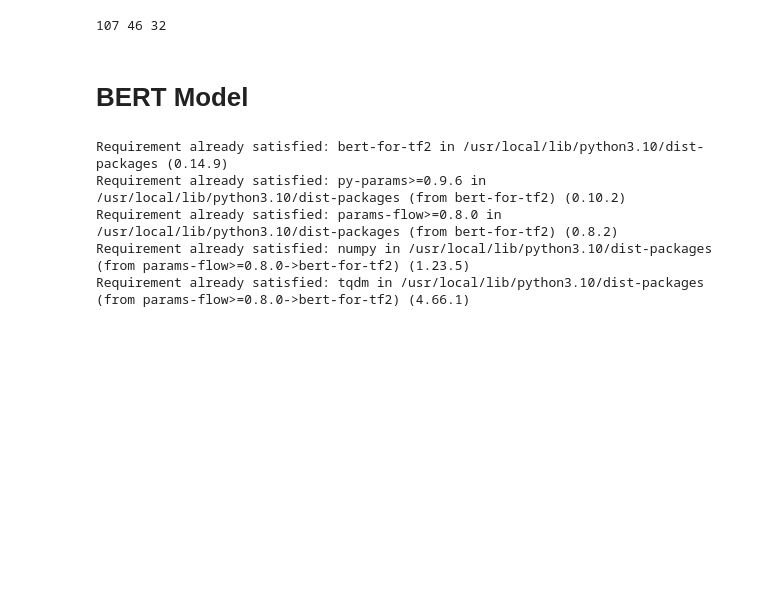
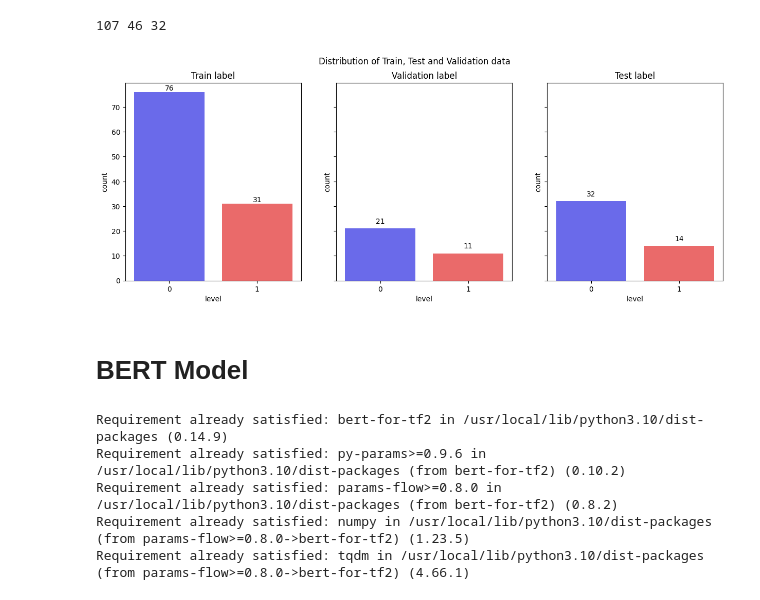
Before and after one commit to pongsapaks/Detection-depression, a Jupyter notebook: BERT_detecting_depression.ipynb, the cells around one changed output. Cells and saved outputs as stored; diff of their text form; code cells hidden in the pictures; blank space fills up the shorter version.

```diff
--- a/BERT_detecting_depression.ipynb
+++ b/BERT_detecting_depression.ipynb
@@ -279,6 +279,30 @@ merged_df
 train_lp = train_lp.sample(frac=1).reset_index(drop=True)
 test_lp=test_lp.sample(frac=1).reset_index(drop=True)
 dev_lp=dev_lp.sample(frac=1).reset_index(drop=True)
+# %%
+fig, axes = plt.subplots(nrows=1, ncols=3, figsize=(15, 5), sharey=True)
+
+
+ax1 = sns.countplot(x='level', data = train_lp, palette='seismic', ax=axes[0])
+axes[0].set_title('Train label')
+for p in ax1.patches:
+    ax1.annotate(f'{int(p.get_height())}', (p.get_x() + p.get_width() / 2., p.get_height()),
+                ha='center', va='center', xytext=(0, 5), textcoords='offset points')
+
+ax2 = sns.countplot(x='level', data = dev_lp, palette='seismic', ax=axes[1])
+axes[1].set_title('Validation label')
+for p in ax2.patches:
+    ax2.annotate(f'{int(p.get_height())}', (p.get_x() + p.get_width() / 2., p.get_height()),
+                ha='center', va='center', xytext=(0, 10), textcoords='offset points')
+ax3 =sns.countplot(x='level', data = test_lp, palette='seismic', ax=axes[2])
+axes[2].set_title('Test label')
+for p in ax3.patches:
+    ax3.annotate(f'{int(p.get_height())}', (p.get_x() + p.get_width() / 2., p.get_height()),
+                ha='center', va='center', xytext=(0, 10), textcoords='offset points')
+plt.suptitle('Distribution of Train, Test and Validation data')
+plt.show()
+# %% [output]
+[figure, added]
 # %% [markdown]
 # BERT Model
 # %%
```
